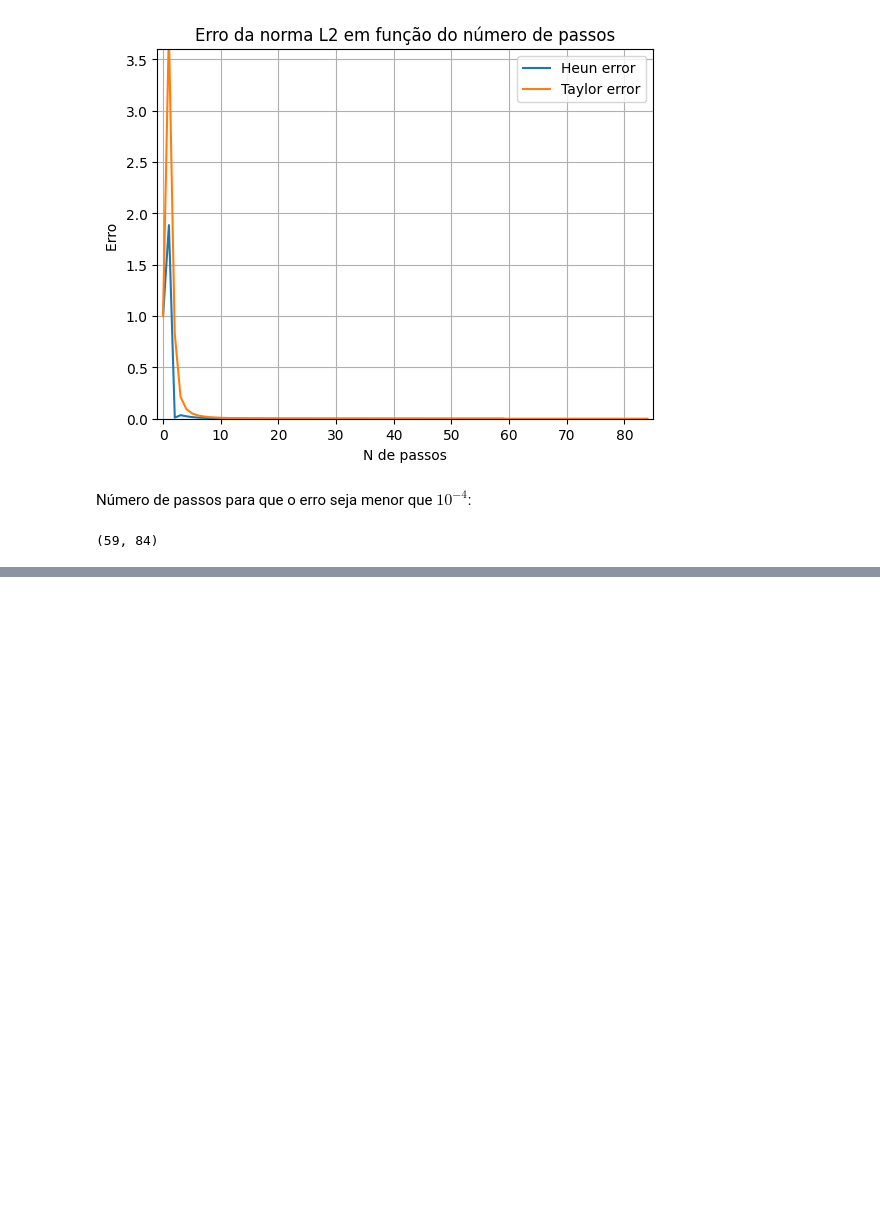
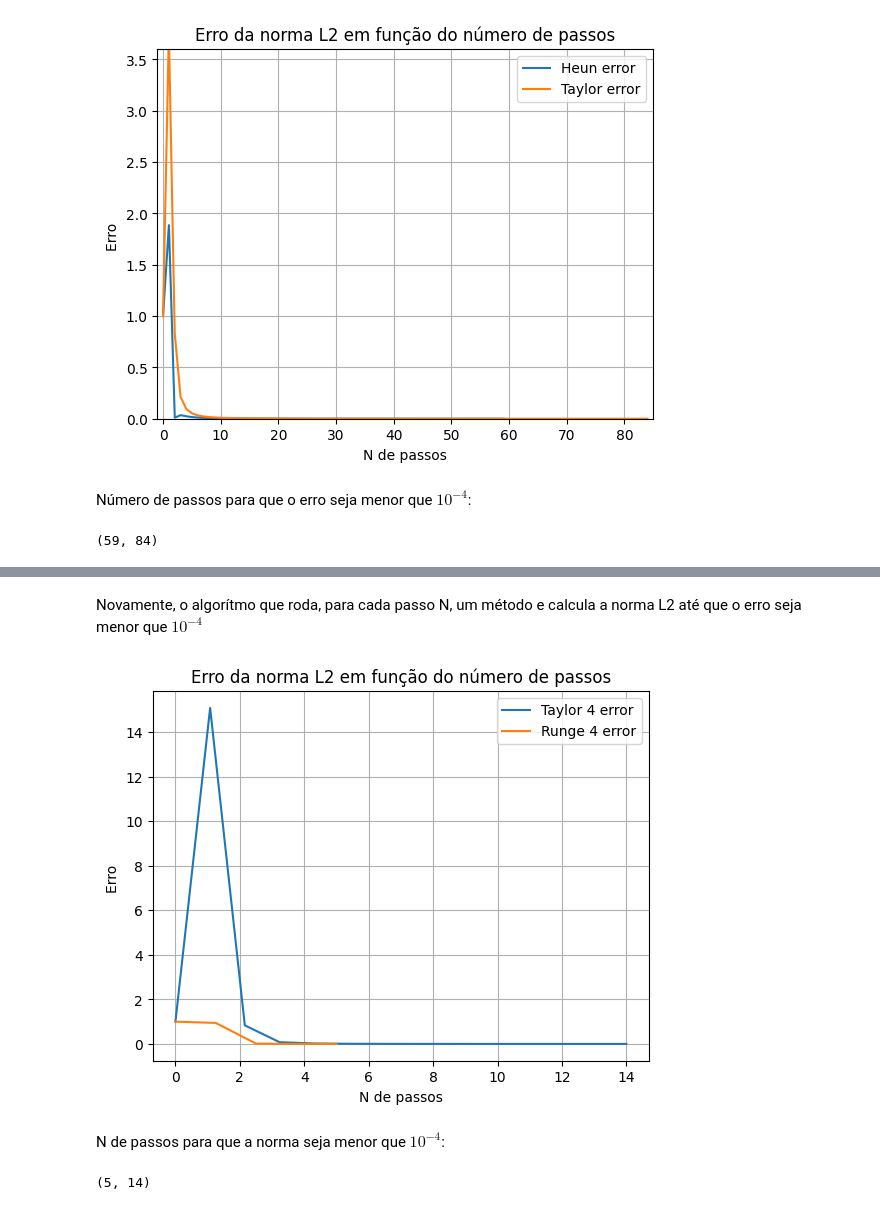
Before and after one commit to weldersalvador/Numerical-analysis-Python, a Jupyter notebook: Differential_Equations/error_analysis/error.ipynb, the cells around one changed output, grey strips where cells are left out. Cells and saved outputs as stored; diff of their text form; code cells hidden in the pictures; blank space fills up the shorter version.

```diff
--- a/Differential_Equations/error_analysis/error.ipynb
+++ b/Differential_Equations/error_analysis/error.ipynb
@@ -133,0 +181,47 @@ N_heun, N_taylor2
+# %% [markdown]
+Novamente, o algorítmo que roda, para cada passo N, um método e calcula a norma L2 até que o erro seja menor que $10^{-4}$
+# %%
+errors_taylor4 = [1]
+errors_runge = [1]
+N_taylor = 1
+N_runge = 1
+
+while((errors_taylor4[-1] >= 0.0001) & (errors_runge[-1] >= 0.0001)):
+    t_taylor_4, y_taylor_4 = taylor_4(1,2,4,N_runge,f)
+    t_runge4, y_runge4 = runge_kutta_4(1,2,4,N_taylor,f)
+    h_taylor = 2 / (N_taylor)
+    h_runge4 = 2/(N_runge)
+    errors_taylor4.append(erro_normaL2(real_f(t_taylor_4),y_taylor_4,h_taylor)[-1])
+    errors_runge.append(erro_normaL2(real_f(t_runge4),y_runge4,h_runge4)[-1])
+    N_taylor += 1
+    N_runge += 1
+
+while(errors_taylor4[-1] >= 0.0001):
+    h_taylor = 2 / (N_taylor)
+    t_taylor_4, y_taylor_4 = taylor_4(1,2,4,N_taylor,f)
+    errors_taylor4.append(erro_normaL2(real_f(t_taylor_4),y_taylor_4,h_taylor)[-1])
+    N_taylor += 1
+
+while(errors_runge[-1] >= 0.0001):
+    h_heun = 2 / (N_runge)
+    t_heun, y_runge4 = runge_kutta_4(1,2,4,N_runge,f)
+    errors_heun.append(erro_normaL2(real_f(t_heun),y_runge4,h_runge4)[-1])
+    N_runge += 1
+# %%
+plt.plot(np.linspace(0,N_taylor,len(errors_taylor4)),errors_taylor4, label = "Taylor 4 error")
+plt.plot(np.linspace(0,N_runge,len(errors_runge)),errors_runge , label = "Runge 4 error")
+plt.title("Erro da norma L2 em função do número de passos")
+plt.xlabel("N de passos")
+plt.ylabel("Erro ")
+plt.grid()
+plt.legend()
+plt.show()
+# %% [output]
+[figure, added]
+# %% [markdown]
+N de passos para que a norma seja menor que $10^{-4}$:
+# %%
+N_taylor4 = N_taylor
+N_runge, N_taylor4
+# %% [output]
+(5, 14)
```
Also changed, not shown: parts of 5 cells of this notebook.
